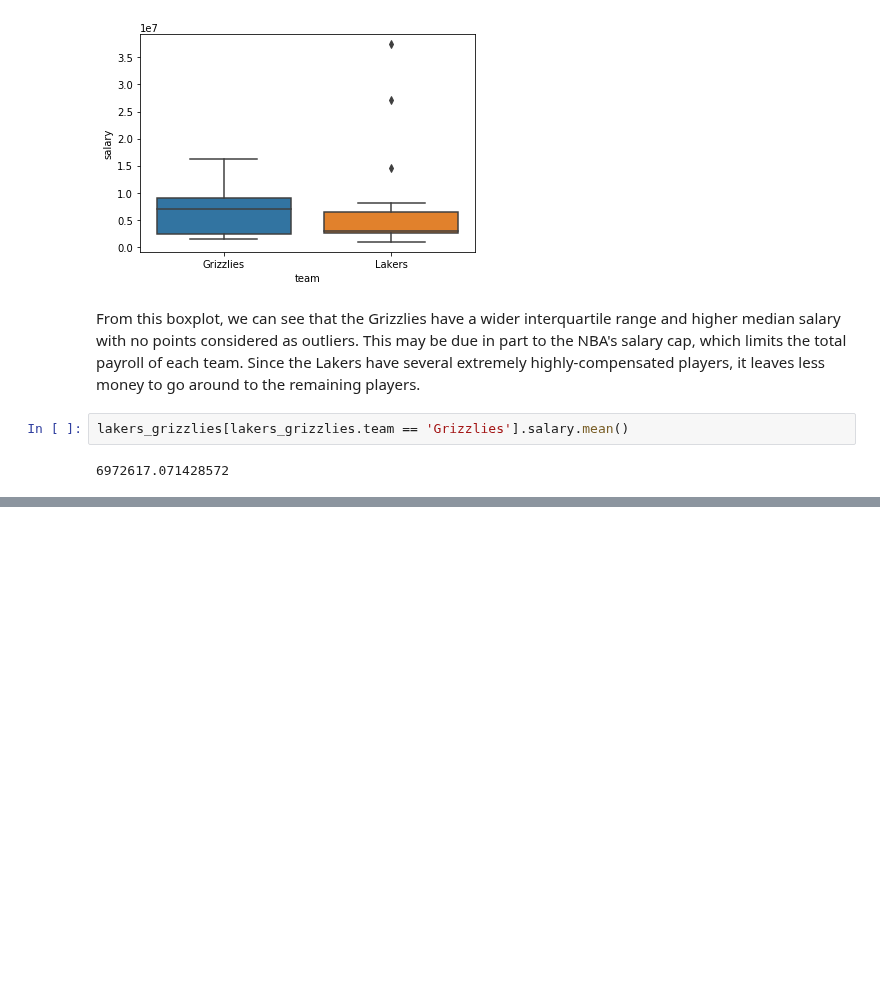
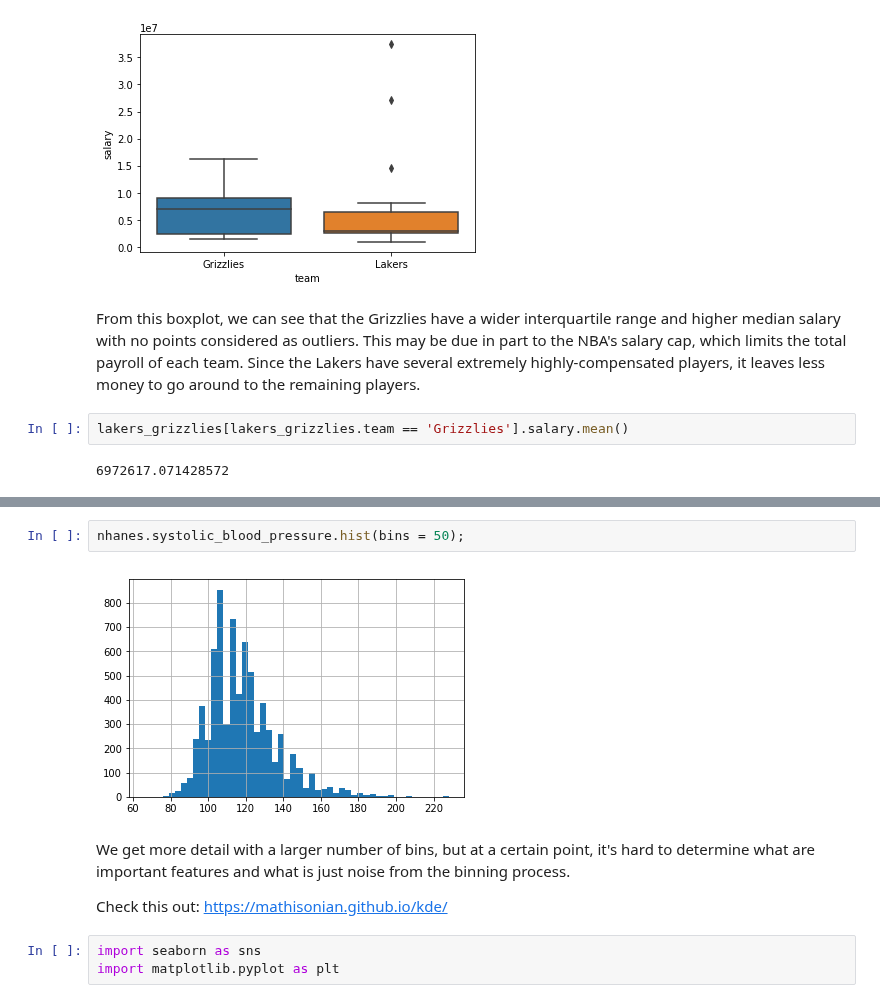
Before and after one commit to NSS-Data-Instructional-Stuff/stats-for-data-science, a Jupyter notebook: notebooks/Exploratory_Data_Analysis.ipynb, the cells around one changed output, grey strips where cells are left out. Saved outputs shown, nothing was run; the diff lists cells and outputs as text; blank space fills up the shorter version.

```diff
--- a/notebooks/Exploratory_Data_Analysis.ipynb
+++ b/notebooks/Exploratory_Data_Analysis.ipynb
@@ -331,0 +380,11 @@ lakers_grizzlies[lakers_grizzlies.team == 'Grizzlies'].salary.mean()
+# %%
+nhanes.systolic_blood_pressure.hist(bins = 50);
+# %% [output]
+[figure, added]
+# %% [markdown]
+We get more detail with a larger number of bins, but at a certain point, it's hard to determine what are important features and what is just noise from the binning process.
+
+Check this out: https://mathisonian.github.io/kde/
+# %%
+import seaborn as sns
+import matplotlib.pyplot as plt
```
Also changed, not shown: parts of 17 cells of this notebook, 4 other files.
